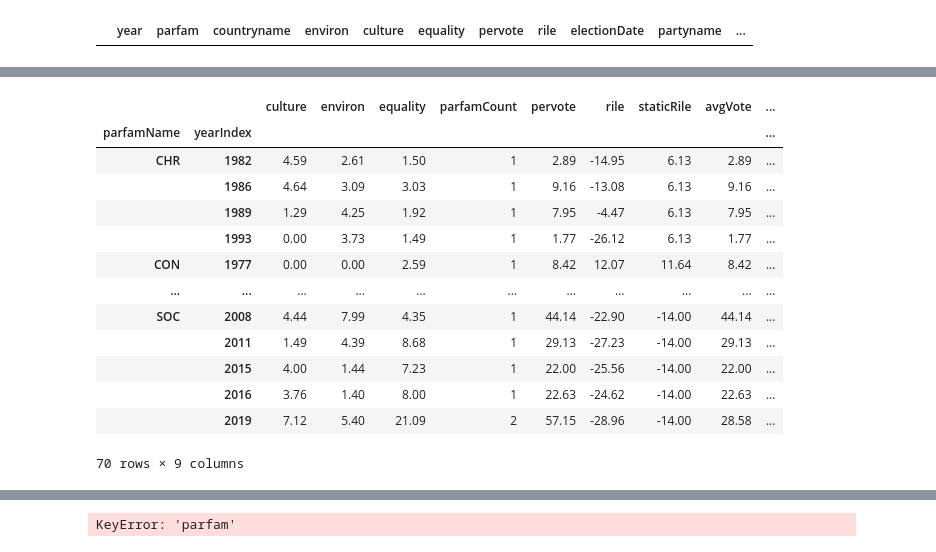
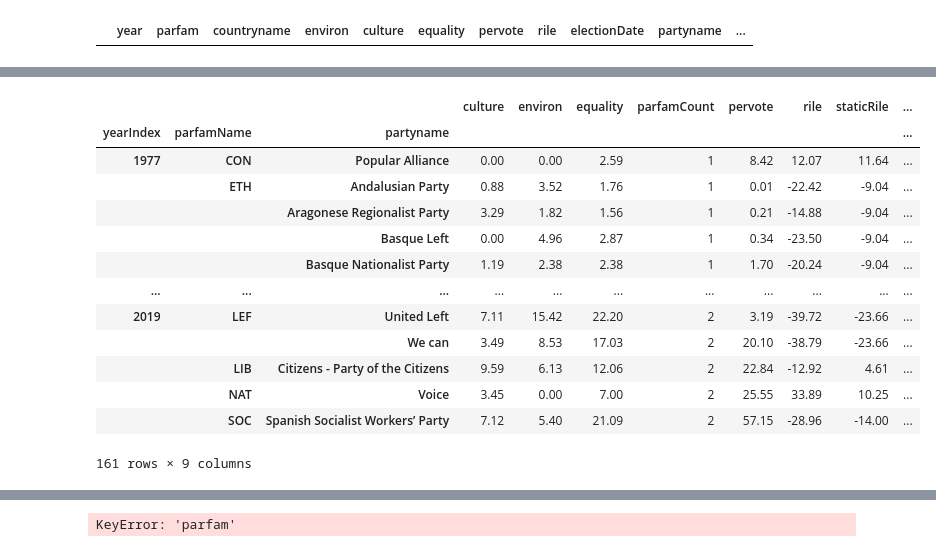
Before and after one commit to laurarago/ManifestoProject, a Jupyter notebook: workshop2-manifesto-rebeccaFolder/data-grouping-Countries.ipynb, the cells around one changed output, grey strips where cells are left out. Cells and saved outputs as stored; diff of their text form; code cells hidden in the pictures.

Commit message:
adding party names, adding another data source

```diff
--- a/workshop2-manifesto-rebeccaFolder/data-grouping-Countries.ipynb
+++ b/workshop2-manifesto-rebeccaFolder/data-grouping-Countries.ipynb
@@ -98,35 +98,35 @@ df.head()
 
 df_cleaned = df[['yearIndex','parfamName','parfam','countryname','environ','culture','equality','pervote','rile','staticRile','electionDate','partyname']]
 
-df_cleaned = df_cleaned.set_index('parfamName')
+df_cleaned = df_cleaned.set_index('partyname')
 # %%
 #Option I know, create and repeat, then join laters
 
 df_filtered = df_cleaned.loc[(df_cleaned['countryname']=='Spain')]
 
-df_pivot = pd.pivot_table(df_filtered, index={'parfamName','yearIndex'}, values=['parfam','environ','culture','equality','pervote','rile','staticRile'], aggfunc={'parfam' : 'count', 'environ' : 'sum','culture' : 'sum','equality' : 'sum', 'pervote' : 'sum', 'rile' : 'mean', 'staticRile':'min'}, dropna=True)
+df_pivot = pd.pivot_table(df_filtered, index={'partyname','yearIndex', 'parfamName'},values=['parfam','environ','culture','equality','pervote','rile','staticRile'], aggfunc={'parfam' : 'count', 'environ' : 'sum','culture' : 'sum','equality' : 'sum', 'pervote' : 'sum', 'rile' : 'mean', 'staticRile':'min'}, dropna=True)
 df_pivot = df_pivot.rename(columns={'parfam':'parfamCount'})
 df_pivot['avgVote'] = (df_pivot['pervote'])/(df_pivot['parfamCount'])
 df_pivot['countryname'] = 'Spain'
 
 df_pivot.to_csv('country-data-unfilled/spain.csv')
 
 df_pivot
 # %% [output]
-|  |  | culture | environ | equality | parfamCount | pervote | rile | staticRile | avgVote | ... |
-| parfamName | yearIndex |  |  |  |  |  |  |  |  | ... |
-| CHR | 1982 | 4.59 | 2.61 | 1.50 | 1 | 2.89 | -14.95 | 6.13 | 2.89 | ... |
-|  | 1986 | 4.64 | 3.09 | 3.03 | 1 | 9.16 | -13.08 | 6.13 | 9.16 | ... |
-|  | 1989 | 1.29 | 4.25 | 1.92 | 1 | 7.95 | -4.47 | 6.13 | 7.95 | ... |
-|  | 1993 | 0.00 | 3.73 | 1.49 | 1 | 1.77 | -26.12 | 6.13 | 1.77 | ... |
-| CON | 1977 | 0.00 | 0.00 | 2.59 | 1 | 8.42 | 12.07 | 11.64 | 8.42 | ... |
+|  |  |  | culture | environ | equality | parfamCount | pervote | rile | staticRile | ... |
+| yearIndex | parfamName | partyname |  |  |  |  |  |  |  | ... |
+| 1977 | CON | Popular Alliance | 0.00 | 0.00 | 2.59 | 1 | 8.42 | 12.07 | 11.64 | ... |
+|  | ETH | Andalusian Party | 0.88 | 3.52 | 1.76 | 1 | 0.01 | -22.42 | -9.04 | ... |
+|  |  | Aragonese Regionalist Party | 3.29 | 1.82 | 1.56 | 1 | 0.21 | -14.88 | -9.04 | ... |
+|  |  | Basque Left | 0.00 | 4.96 | 2.87 | 1 | 0.34 | -23.50 | -9.04 | ... |
+|  |  | Basque Nationalist Party | 1.19 | 2.38 | 2.38 | 1 | 1.70 | -20.24 | -9.04 | ... |
 | ... | ... | ... | ... | ... | ... | ... | ... | ... | ... | ... |
-| SOC | 2008 | 4.44 | 7.99 | 4.35 | 1 | 44.14 | -22.90 | -14.00 | 44.14 | ... |
-|  | 2011 | 1.49 | 4.39 | 8.68 | 1 | 29.13 | -27.23 | -14.00 | 29.13 | ... |
-|  | 2015 | 4.00 | 1.44 | 7.23 | 1 | 22.00 | -25.56 | -14.00 | 22.00 | ... |
-|  | 2016 | 3.76 | 1.40 | 8.00 | 1 | 22.63 | -24.62 | -14.00 | 22.63 | ... |
-|  | 2019 | 7.12 | 5.40 | 21.09 | 2 | 57.15 | -28.96 | -14.00 | 28.58 | ... |
+| 2019 | LEF | United Left | 7.11 | 15.42 | 22.20 | 2 | 3.19 | -39.72 | -23.66 | ... |
+|  |  | We can | 3.49 | 8.53 | 17.03 | 2 | 20.10 | -38.79 | -23.66 | ... |
+|  | LIB | Citizens - Party of the Citizens | 9.59 | 6.13 | 12.06 | 2 | 22.84 | -12.92 | 4.61 | ... |
+|  | NAT | Voice | 3.45 | 0.00 | 7.00 | 2 | 25.55 | 33.89 | 10.25 | ... |
+|  | SOC | Spanish Socialist Workers’ Party | 7.12 | 5.40 | 21.09 | 2 | 57.15 | -28.96 | -14.00 | ... |
-70 rows × 9 columns
+161 rows × 9 columns
 # %%
 #Group programmatically
 import glob
```
Also changed, not shown: 6 other files.
